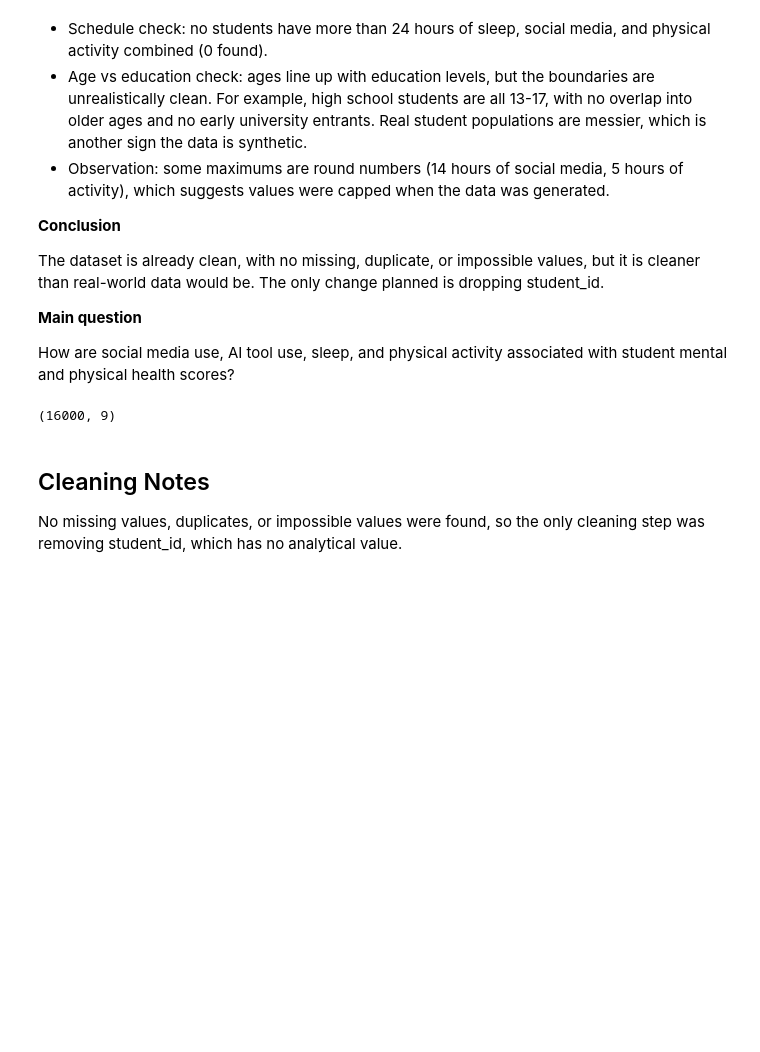
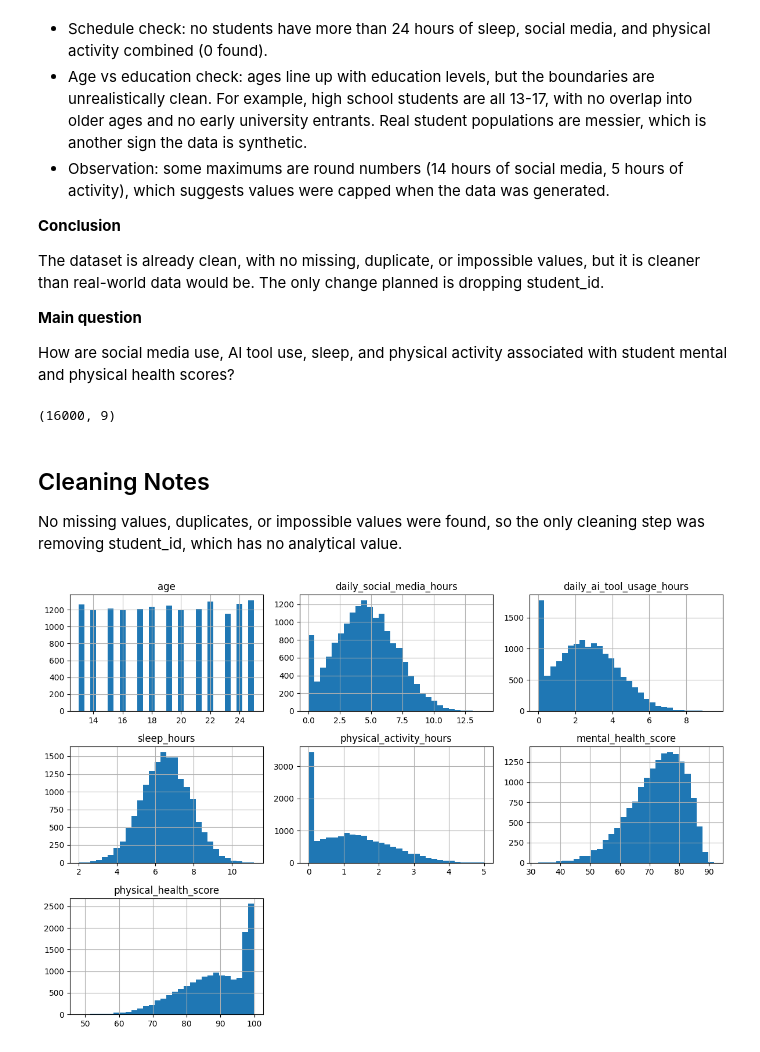
Before and after one commit to MarchianTz/ai-social-media-student-wellbeing, a Jupyter notebook: analysis.ipynb, the cells around one changed output. Saved outputs shown, nothing was run; the diff lists cells and outputs as text; code cells hidden in the pictures; blank space fills up the shorter version.

Commit message:
Add distribution and category charts

```diff
--- a/analysis.ipynb
+++ b/analysis.ipynb
@@ -130,3 +130,10 @@ df.shape
 # %% [markdown]
 ## Cleaning Notes
 No missing values, duplicates, or impossible values were found, so the only cleaning step was removing student_id, which has no analytical value.
+# %%
+num_cols = df.select_dtypes(include="number").columns
+df[num_cols].hist(figsize=(12, 8), bins=30)
+plt.tight_layout()
+plt.show()
+# %% [output]
+[figure, added]
```
Also changed, not shown: parts of 6 cells of this notebook.
